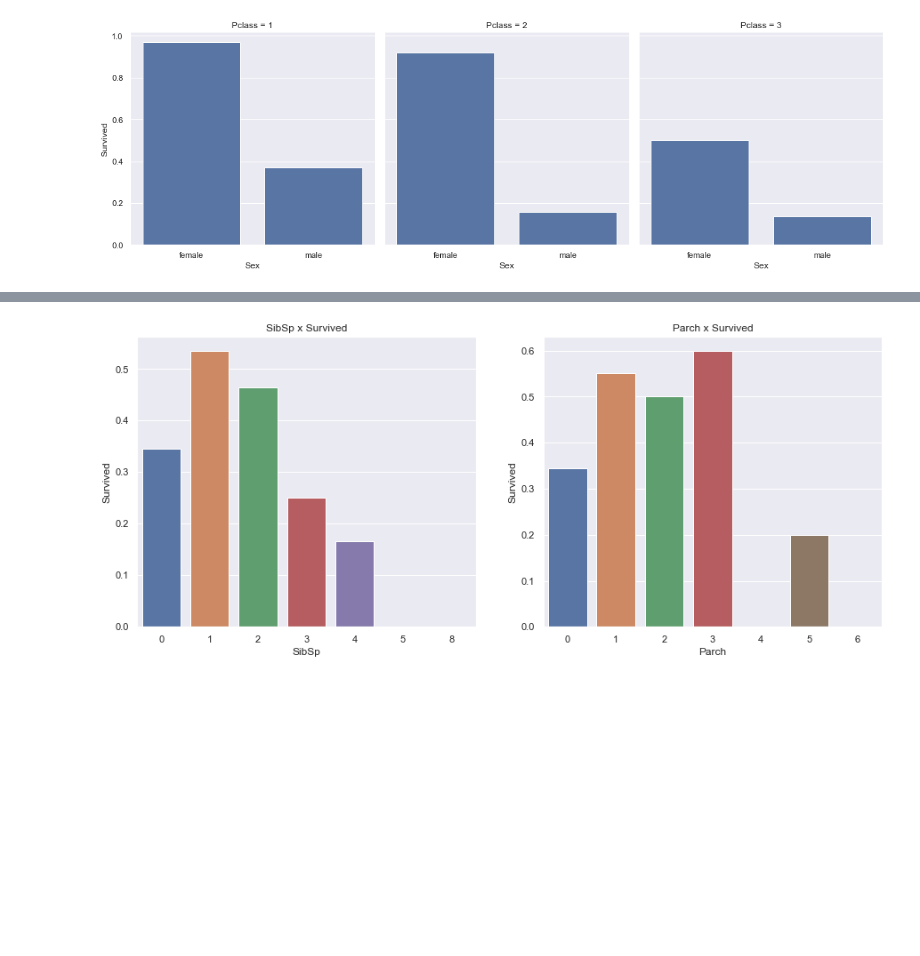
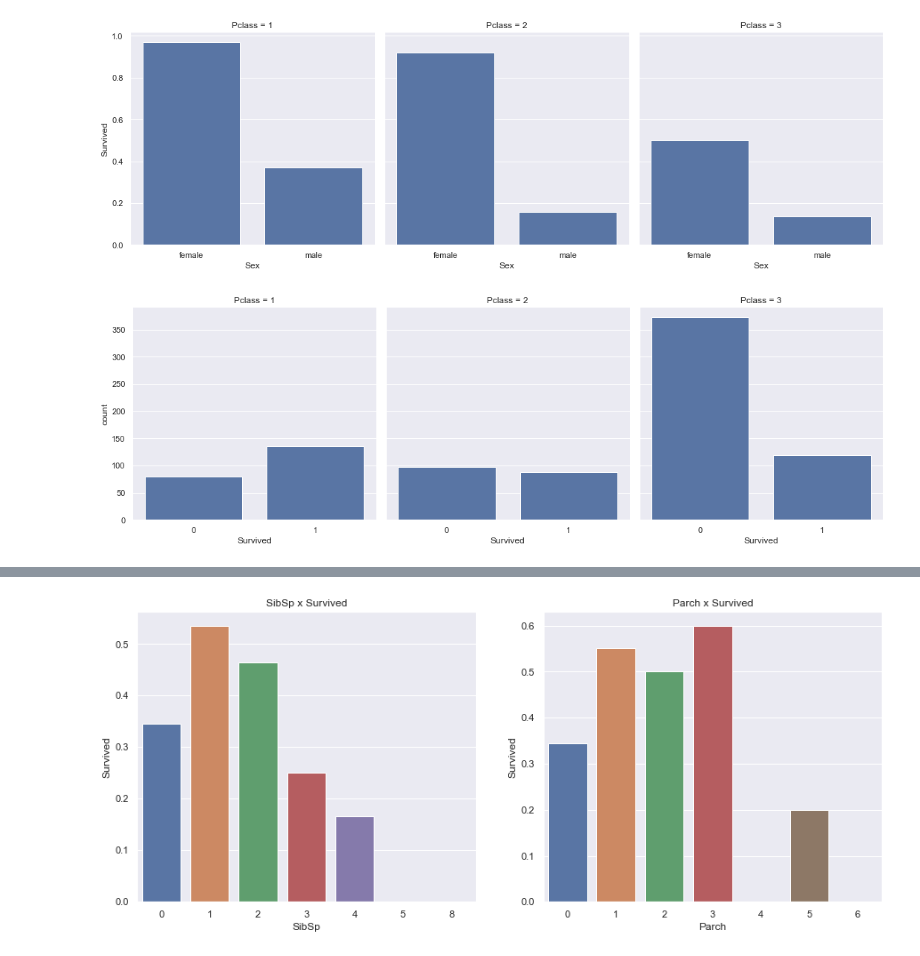
Before and after one commit to IvaStival/DataScience, a Jupyter notebook: Titanic/code/titanic_analysis.ipynb, the cells around one changed output, grey strips where cells are left out. Saved outputs shown, nothing was run; the diff lists cells and outputs as text; code cells hidden in the pictures; blank space fills up the shorter version.

```diff
--- a/Titanic/code/titanic_analysis.ipynb
+++ b/Titanic/code/titanic_analysis.ipynb
@@ -125,6 +145,14 @@ grid.map(sns.barplot, "Sex", "Survived", ci=False, order=['female', 'male'])
 plt.show()
 # %% [output]
 [figure]
+# %%
+# COUNT THE AMOUNT OF DEATH/SURVIVED DIVIDED BY CLASS
+# THE CLASS 3 HAVE THE LARGEST AMOUNT OF DEATH, THE LESS AMOUNT IS IN CLASS 1, ALONG WITH THE LARGET AMOUNT OF SURVIVED
+grid = sns.FacetGrid(data=df_train, col="Pclass", height=5)
+grid.map(sns.countplot, "Survived", order=[0, 1])
+plt.show()
+# %% [output]
+[figure, added]
 # %%
 fig = plt.figure(figsize=(10,8))
 sns.barplot(data=df_train, x="Pclass", y="Survived", ci=False)
```
Also changed, not shown: parts of 42 cells of this notebook, 5 other files.
